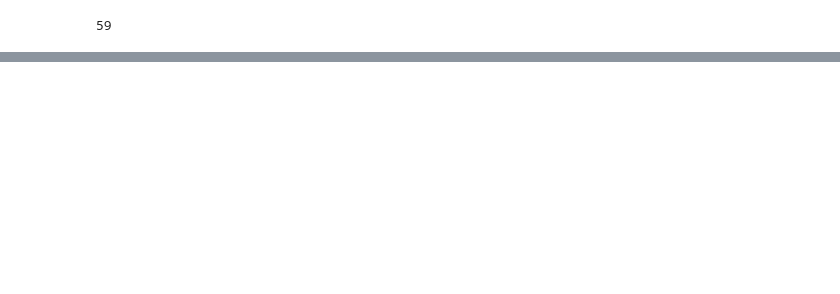
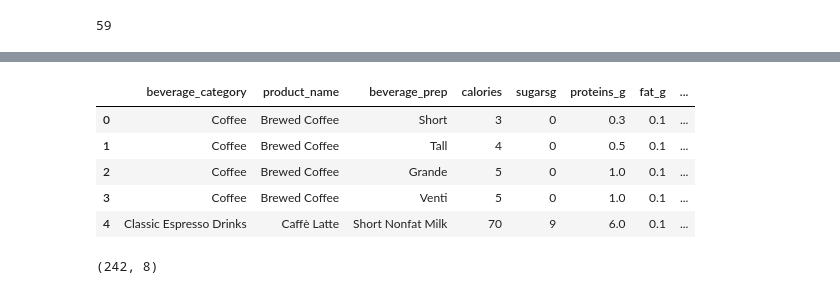
Before and after one commit to td041/e2eML, a Jupyter notebook: src/notebooks/eda.ipynb, the cells around one changed output, grey strips where cells are left out. Saved outputs shown, nothing was run; the diff lists cells and outputs as text; code cells hidden in the pictures; blank space fills up the shorter version.

```diff
--- a/src/notebooks/eda.ipynb
+++ b/src/notebooks/eda.ipynb
@@ -346,0 +385,3 @@ array([0, 1])
+# %%
+starbucks_data.columns = starbucks_data.columns.str.strip().str.lower().str.replace(" ","").str.replace("-","_").str.replace("(","").str.replace(")","")
+starbucks_data.info()
@@ -346,0 +406,21 @@ array([0, 1])
+# %%
+cols_to_keep=["beverage_category","beverage","beverage_prep","calories","sugarsg","proteing","totalfatg","totalcarbohydratesg"]
+starbucks_data = starbucks_data[cols_to_keep]
+starbucks_data = starbucks_data.rename(columns={
+    "totalfatg": "fat_g",
+    "totalcarbohydratesg": "carbohydrates_g",
+    "proteing": "proteins_g",
+    "beverage": "product_name"
+})
+starbucks_data.head()
+# %% [output]
+|  | beverage_category | product_name | beverage_prep | calories | sugarsg | proteins_g | fat_g | ... |
+| 0 | Coffee | Brewed Coffee | Short | 3 | 0 | 0.3 | 0.1 | ... |
+| 1 | Coffee | Brewed Coffee | Tall | 4 | 0 | 0.5 | 0.1 | ... |
+| 2 | Coffee | Brewed Coffee | Grande | 5 | 0 | 1.0 | 0.1 | ... |
+| 3 | Coffee | Brewed Coffee | Venti | 5 | 0 | 1.0 | 0.1 | ... |
+| 4 | Classic Espresso Drinks | Caffè Latte | Short Nonfat Milk | 70 | 9 | 6.0 | 0.1 | ... |
+# %%
+starbucks_data.shape
+# %% [output]
+(242, 8)
```
Also changed, not shown: parts of 22 cells of this notebook.
